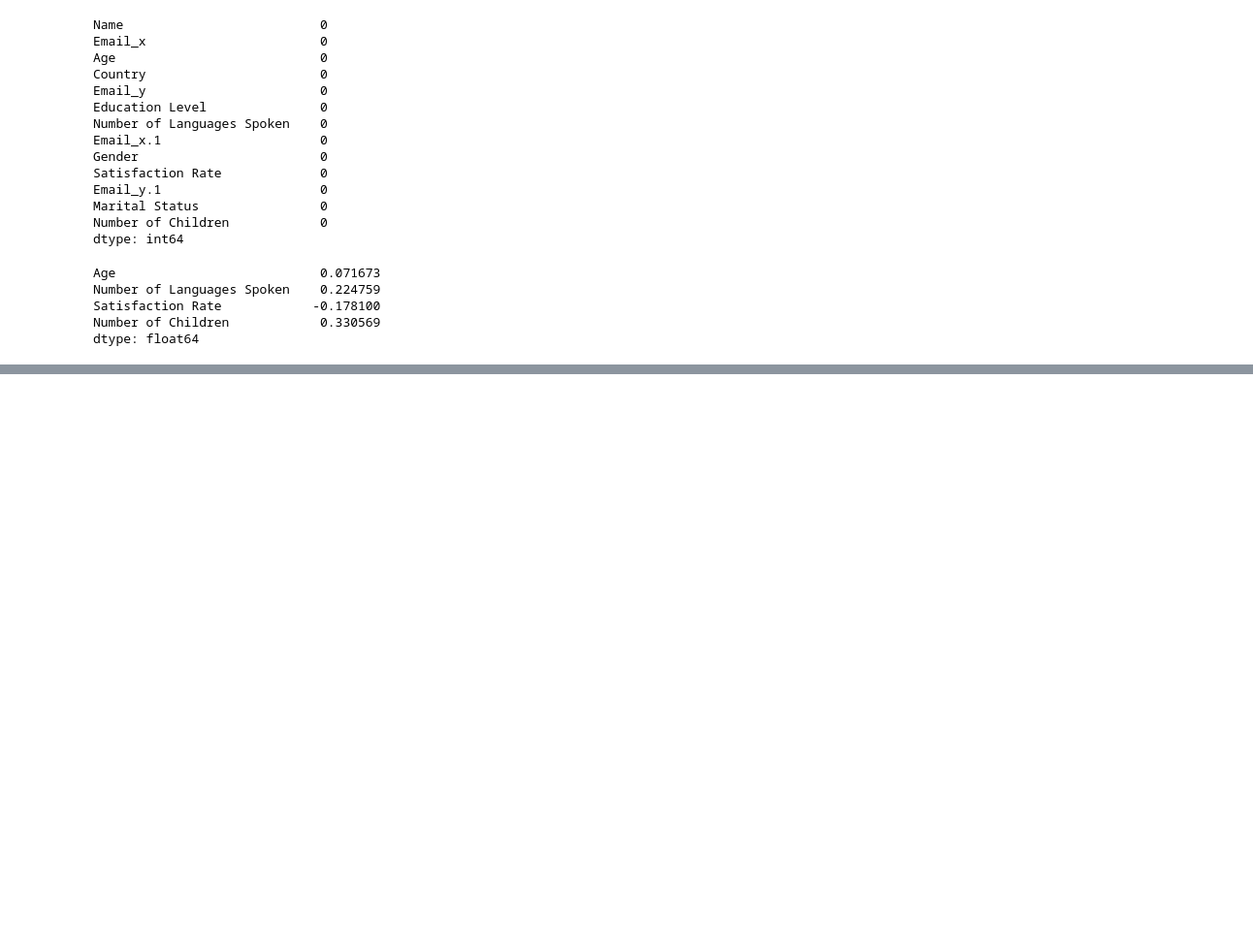
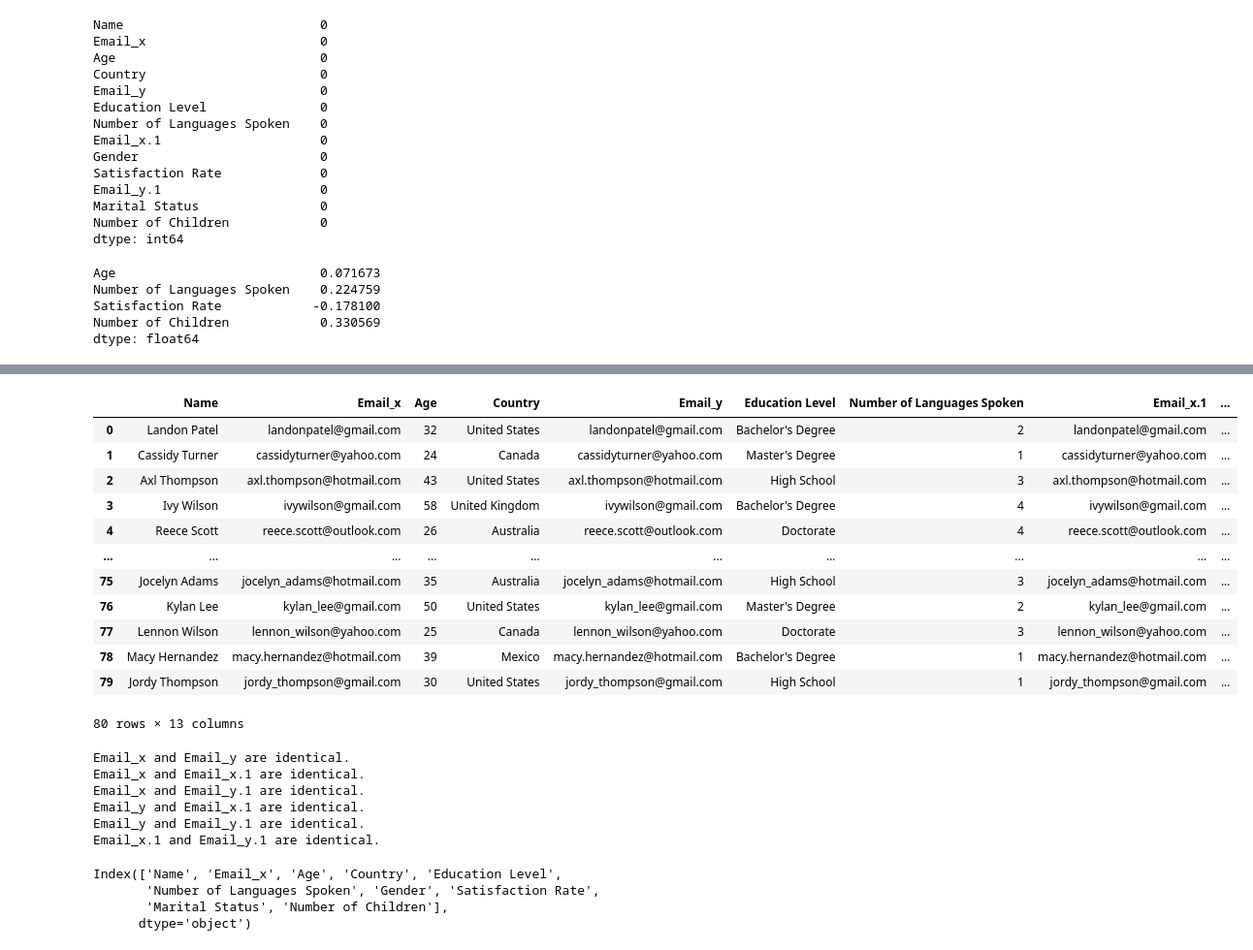
Before and after one commit to SalihErenYzb/DataGlacierInternship, a Jupyter notebook: week 9/Data_Analysis_Week_9.ipynb, the cells around one changed output, grey strips where cells are left out. Shown at 97% size. Cells and saved outputs as stored; diff of their text form; code cells hidden in the pictures; blank space fills up the shorter version.

Commit message:
Created week 9 pdf

```diff
--- a/week 9/Data_Analysis_Week_9.ipynb
+++ b/week 9/Data_Analysis_Week_9.ipynb
@@ -10,7 +10,7 @@ import statsmodels.api as sm
 import plotly.express as px
 # %%
 #Read the master data
-df = pd.read_csv("master_data.csv")
+df = pd.read_csv("C:/Users/ejot9/Clone1/Week_09/master_data.csv")
 # %%
 # First 5 in our dataset
 df.head()
@@ -143 +129,18 @@ for column in numeric_columns:
 [figure]
+# %%
+
+
+
+from scipy.stats.mstats import winsorize
+# Apply winsorizing to the Age column
+winsorized_df = df.copy()
+
+# Get a list of numeric columns
+numeric_cols = winsorized_df.select_dtypes(include=['int64', 'float64']).columns.tolist()
+
+# Apply winsorizing to all numeric columns
+for col in numeric_cols:
+    winsorized_df[col] = winsorize(winsorized_df[col], limits=[0.05, 0.05]).data
+
+# Print the updated DataFrame
+print(winsorized_df.head())
@@ -143,0 +189,16 @@ for column in numeric_columns:
+# %%
+winsorized_df.head(80)
+# %% [output]
+|  | Name | Email_x | Age | Country | Email_y | Education Level | Number of Languages Spoken | Email_x.1 | ... |
+| 0 | Landon Patel | landonpatel@gmail.com | 32 | United States | landonpatel@gmail.com | Bachelor's Degree | 2 | landonpatel@gmail.com | ... |
+| 1 | Cassidy Turner | cassidyturner@yahoo.com | 24 | Canada | cassidyturner@yahoo.com | Master's Degree | 1 | cassidyturner@yahoo.com | ... |
+| 2 | Axl Thompson | axl.thompson@hotmail.com | 43 | United States | axl.thompson@hotmail.com | High School | 3 | axl.thompson@hotmail.com | ... |
+| 3 | Ivy Wilson | ivywilson@gmail.com | 58 | United Kingdom | ivywilson@gmail.com | Bachelor's Degree | 4 | ivywilson@gmail.com | ... |
+| 4 | Reece Scott | reece.scott@outlook.com | 26 | Australia | reece.scott@outlook.com | Doctorate | 4 | reece.scott@outlook.com | ... |
+| ... | ... | ... | ... | ... | ... | ... | ... | ... | ... |
+| 75 | Jocelyn Adams | jocelyn_adams@hotmail.com | 35 | Australia | jocelyn_adams@hotmail.com | High School | 3 | jocelyn_adams@hotmail.com | ... |
+| 76 | Kylan Lee | kylan_lee@gmail.com | 50 | United States | kylan_lee@gmail.com | Master's Degree | 2 | kylan_lee@gmail.com | ... |
+| 77 | Lennon Wilson | lennon_wilson@yahoo.com | 25 | Canada | lennon_wilson@yahoo.com | Doctorate | 3 | lennon_wilson@yahoo.com | ... |
+| 78 | Macy Hernandez | macy.hernandez@hotmail.com | 39 | Mexico | macy.hernandez@hotmail.com | Bachelor's Degree | 1 | macy.hernandez@hotmail.com | ... |
+| 79 | Jordy Thompson | jordy_thompson@gmail.com | 30 | United States | jordy_thompson@gmail.com | High School | 1 | jordy_thompson@gmail.com | ... |
+80 rows × 13 columns
@@ -143,0 +207,29 @@ for column in numeric_columns:
+# %%
+# Find and print identical columns
+identical_columns = []
+columns = winsorized_df.columns
+
+for i in range(len(columns)-1):
+    for j in range(i+1, len(columns)):
+        if df[columns[i]].equals(df[columns[j]]):
+            # Print the information
+            print(f"{columns[i]} and {columns[j]} are identical.")
+
+            # Append collumns to the list
+            identical_columns.append(columns[j])
+# %% [output]
+Email_x and Email_y are identical.
+Email_x and Email_x.1 are identical.
+Email_x and Email_y.1 are identical.
+Email_y and Email_x.1 are identical.
+Email_y and Email_y.1 are identical.
+Email_x.1 and Email_y.1 are identical.
+# %%
+# Drop identical columns from DataFrame
+winsorized_df.drop(identical_columns, axis=1, inplace=True)
+winsorized_df.columns
+# %% [output]
+Index(['Name', 'Email_x', 'Age', 'Country', 'Education Level',
+       'Number of Languages Spoken', 'Gender', 'Satisfaction Rate',
+       'Marital Status', 'Number of Children'],
+      dtype='object')
```
Also changed, not shown: parts of 9 cells of this notebook, 3 other files.
